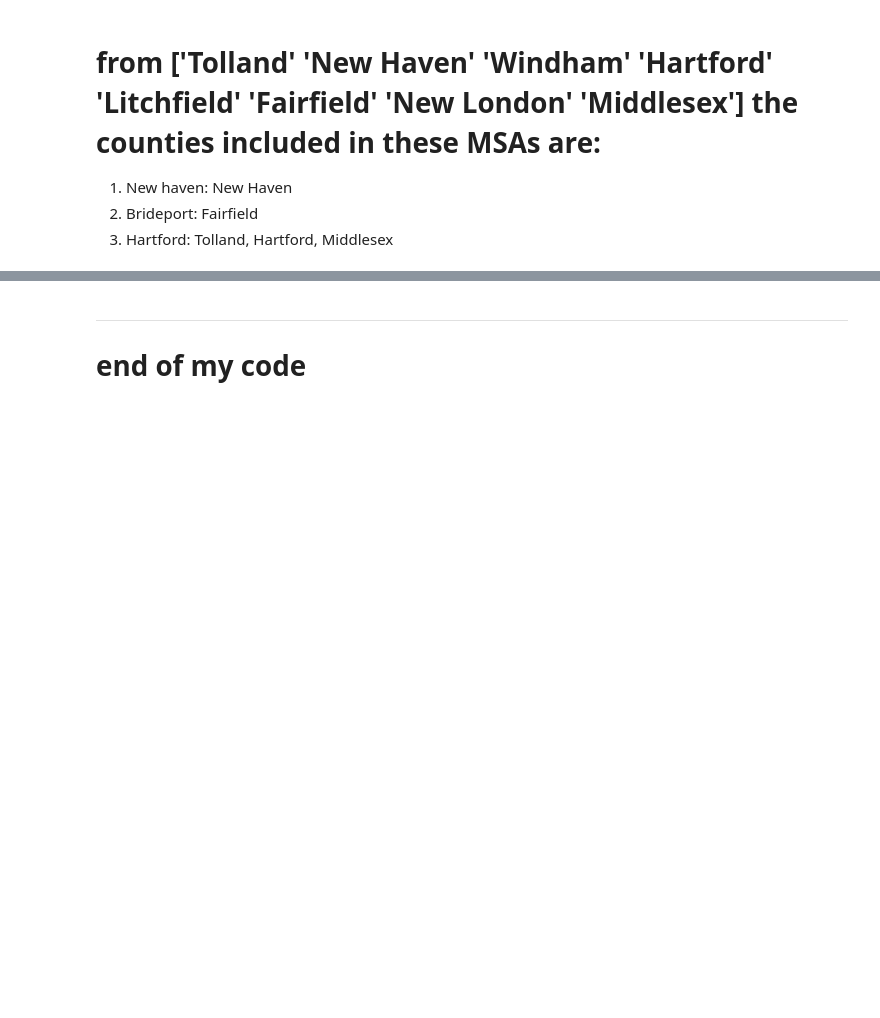
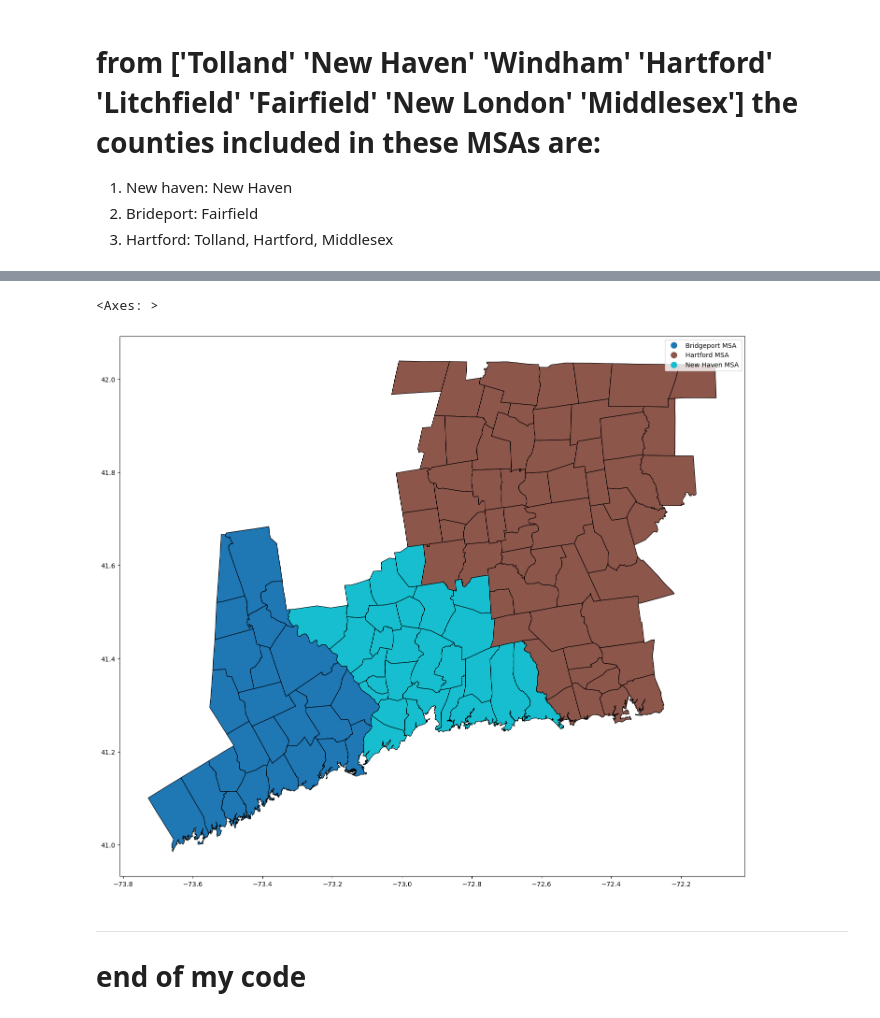
Before and after one commit to narslab/tracking-msa-ghg, a Jupyter notebook: bin/dashboard/geographical-information-CT/CT-population-heatmap.ipynb, the cells around one changed output, grey strips where cells are left out. Drawn from its saved outputs; the diff is of its cells as text; code cells hidden in the pictures; blank space fills up the shorter version.

Commit message:
Map data fixes

```diff
--- a/bin/dashboard/geographical-information-CT/CT-population-heatmap.ipynb
+++ b/bin/dashboard/geographical-information-CT/CT-population-heatmap.ipynb
@@ -349,12 +369,22 @@ town_final_tt.head()
 # 2. Brideport: Fairfield
 # 3. Hartford: Tolland, Hartford, Middlesex
 # add a column named MSA to town_final and assign the MSA to each row depending on the county
-dict_county_to_msa = { 'New Haven': 'New Haven MSA', 'Fairfield': 'Bridgeport MSA', 'Hartford': 'Hartford MSA', 'Tolland': 'Hartford MSA', 'Middlesex': 'Hartford MSA'}
+dict_county_to_msa = { 'New Haven': 'New Haven MSA', 'Fairfield': 'Bridgeport MSA', 'Hartford': 'Hartford MSA', 'Tolland': 'Hartford MSA', 'Middlesex': 'Hartford MSA',}
+
+#add BRIDGEWATER and NEW MILFORD	 to Bridgeport MSA and COLCHESTER, LYME, and OLD LYME to Hartford  MSA
+dict_town_to_msa = {'BRIDGEWATER': 'Bridgeport MSA', 'NEW MILFORD': 'Bridgeport MSA', 'COLCHESTER': 'Hartford MSA', 'LYME': 'Hartford MSA', 'OLD LYME': 'Hartford MSA'}
+
+
+                        # 'Litchfield': 'Bridgeport MSA', 'New London': 'Hartford MSA'}
 town_final['MSA'] = town_final['COUNTY'].map(dict_county_to_msa)
-town_final.head()
+town_final['MSA2'] = town_final['TOWN'].map(dict_town_to_msa)
+# merge the two columns by replacing null values in MSA with values in MSA2
+town_final['MSA'] = town_final['MSA'].fillna(town_final['MSA2'])
+# drop MSA2 column
+town_final.drop(columns=['MSA2'], inplace=True)
 # save as a csv file
 town_final.to_csv('town_final.csv', index=False)
-town_final.head()
+town_final
 # %% [output]
 |  | OBJECTID | TBPOLY_COD | TOWN_POLY | AV_LEGEND | IMS_LEGEND | COASTP_COD | COAST_POLY | STATE_COD | FIPS_COD | ... |
 | 0 | 58 | 100.0 | Connecticut Town | Connecticut Town | Town | 1 | Inland Polygons | CT | 09013 | ... |
@@ -468,3 +474,16 @@ town_final_copy
+# %%
+# plot a map of the towns in Connecticut with the MSAs highlighted
+import matplotlib.pyplot as plt
+import geopandas as gpd
+import pandas as pd
+
+# Load the GeoDataFrame
+# Plot the towns in Connecticut with the MSAs highlighted
+fig, ax = plt.subplots(figsize=(20, 15))
+town_final_copy.plot(column='MSA', cmap='tab10', linewidth=0.8, ax=ax, edgecolor='black', legend=True)
+# %% [output]
+<Axes: >
+[figure, added]
 # %% [markdown]
 ------
 # end of my code
```
Also changed, not shown: parts of 6 cells of this notebook, 3 other files.
